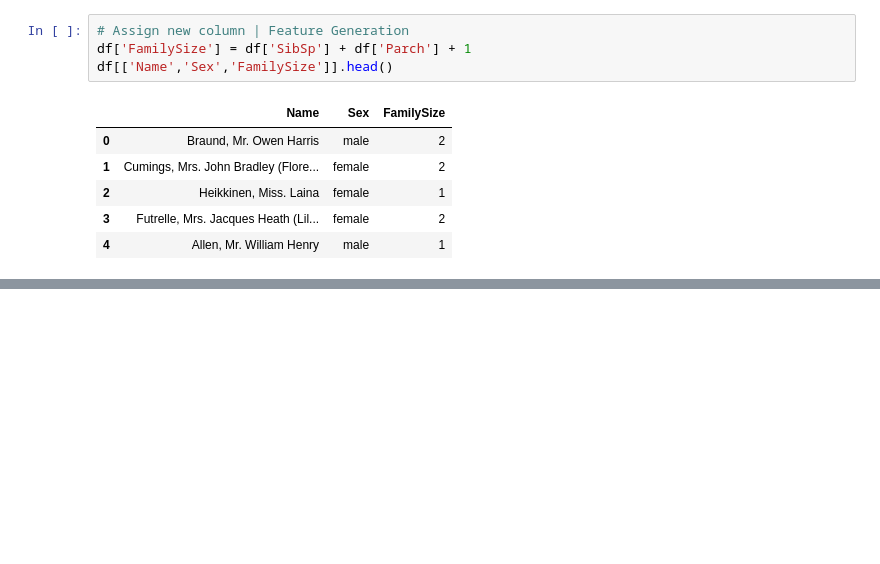
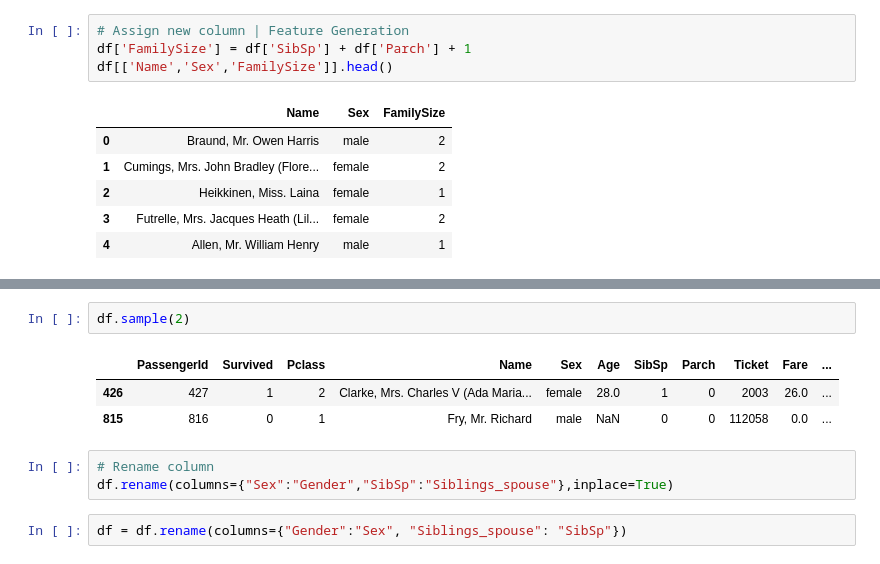
Before and after one commit to soumit02/Machine-Learning-Practice, a Jupyter notebook: src/EDA_Pandas_ML_Flow.ipynb, the cells around one changed output, grey strips where cells are left out. Drawn from its saved outputs; the diff is of its cells as text; blank space fills up the shorter version.

```diff
--- a/src/EDA_Pandas_ML_Flow.ipynb
+++ b/src/EDA_Pandas_ML_Flow.ipynb
@@ -408,0 +482,11 @@ df.head()
+# %%
+df.sample(2)
+# %% [output]
+|  | PassengerId | Survived | Pclass | Name | Sex | Age | SibSp | Parch | Ticket | Fare | ... |
+| 426 | 427 | 1 | 2 | Clarke, Mrs. Charles V (Ada Maria... | female | 28.0 | 1 | 0 | 2003 | 26.0 | ... |
+| 815 | 816 | 0 | 1 | Fry, Mr. Richard | male | NaN | 0 | 0 | 112058 | 0.0 | ... |
+# %%
+# Rename column
+df.rename(columns={"Sex":"Gender","SibSp":"Siblings_spouse"},inplace=True)
+# %%
+df = df.rename(columns={"Gender":"Sex", "Siblings_spouse": "SibSp"})
```
Also changed, not shown: parts of 20 cells of this notebook.
